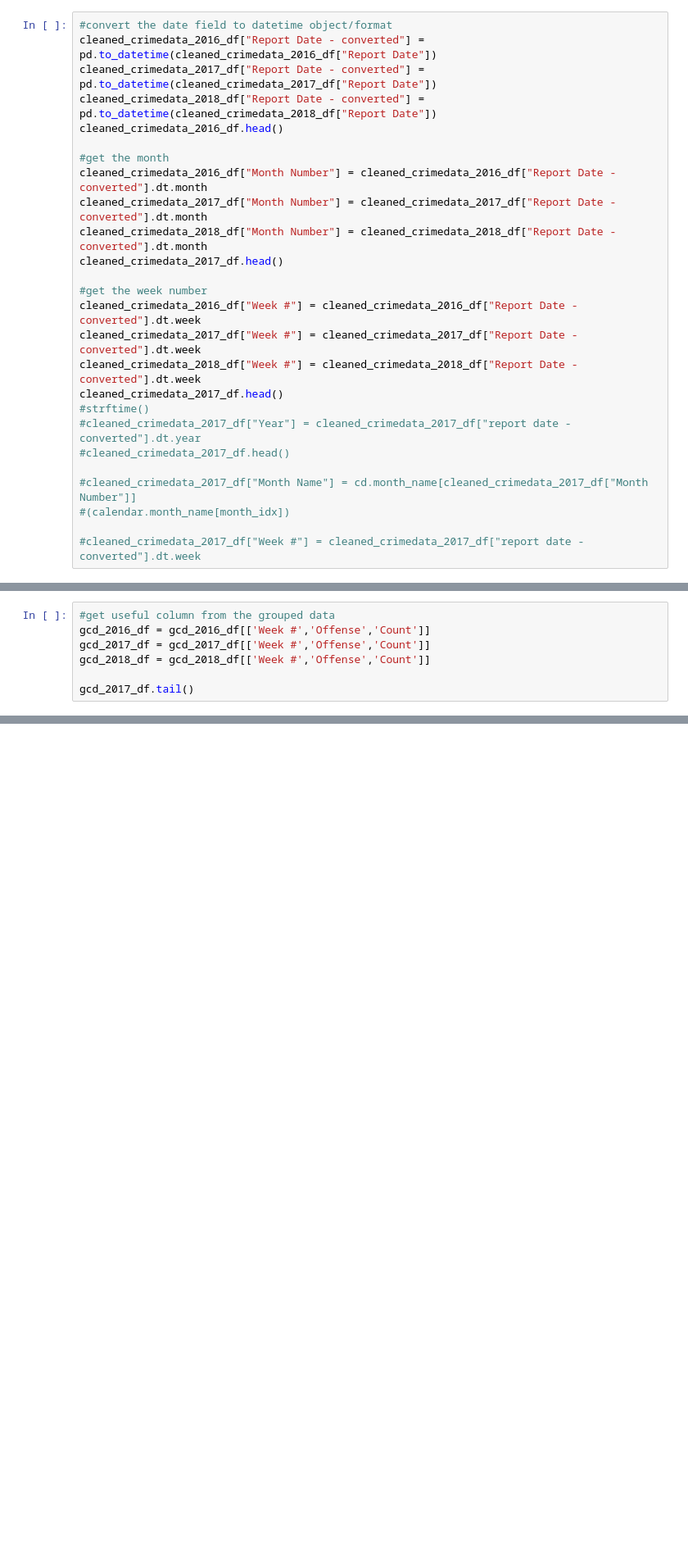
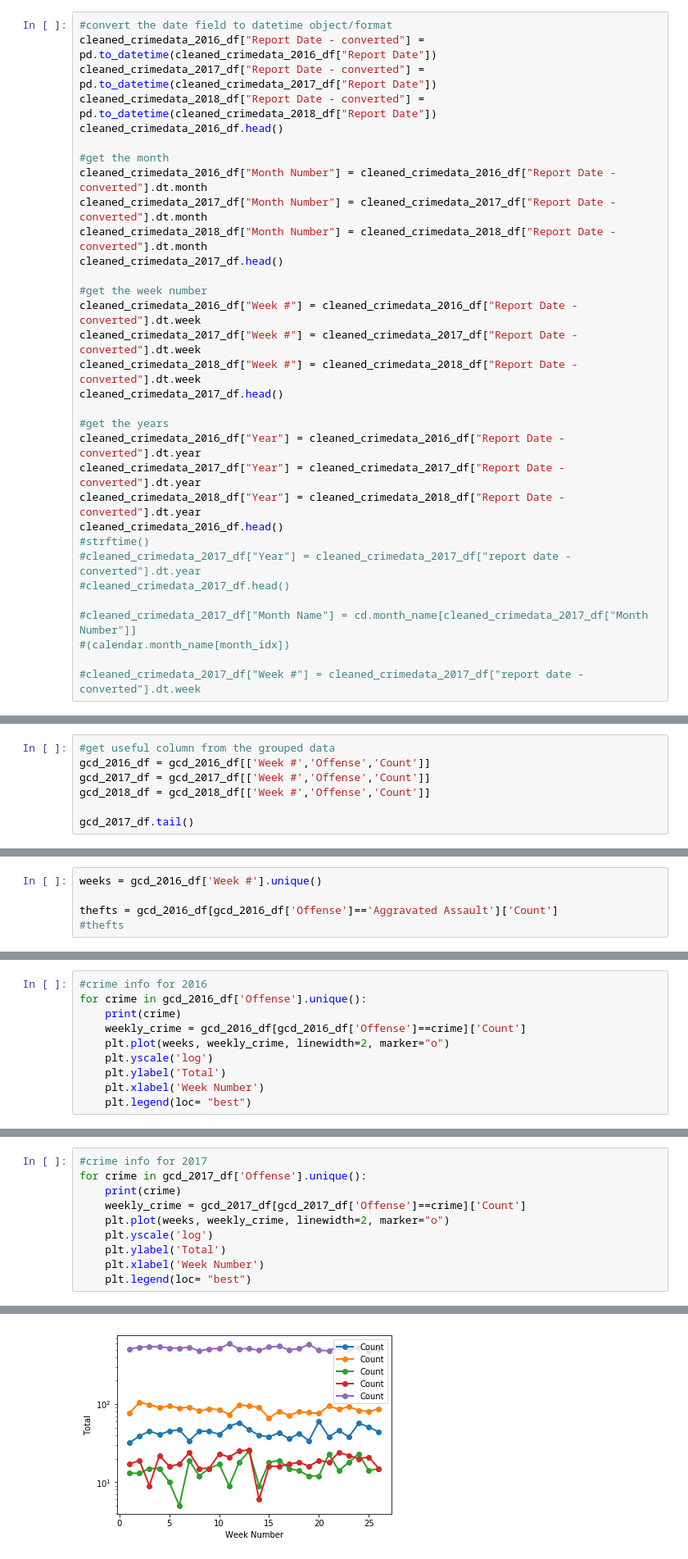
Before and after one commit to cletusajim/Project1-SXSW-Analysis, a Jupyter notebook: crimeincidentdata.ipynb, the cells around one changed output, grey strips where cells are left out. Shown: that part at 82% size. Cells and saved outputs as stored; diff of their text form; blank space fills up the shorter version.

Commit message:
Modified plots for each year

```diff
--- a/crimeincidentdata.ipynb
+++ b/crimeincidentdata.ipynb
@@ -72,6 +72,12 @@ cleaned_crimedata_2016_df["Week #"] = cleaned_crimedata_2016_df["Report Date - c
 cleaned_crimedata_2017_df["Week #"] = cleaned_crimedata_2017_df["Report Date - converted"].dt.week
 cleaned_crimedata_2018_df["Week #"] = cleaned_crimedata_2018_df["Report Date - converted"].dt.week
 cleaned_crimedata_2017_df.head()
+
+#get the years
+cleaned_crimedata_2016_df["Year"] = cleaned_crimedata_2016_df["Report Date - converted"].dt.year
+cleaned_crimedata_2017_df["Year"] = cleaned_crimedata_2017_df["Report Date - converted"].dt.year
+cleaned_crimedata_2018_df["Year"] = cleaned_crimedata_2018_df["Report Date - converted"].dt.year
+cleaned_crimedata_2016_df.head()
 #strftime()
 #cleaned_crimedata_2017_df["Year"] = cleaned_crimedata_2017_df["report date - converted"].dt.year
 #cleaned_crimedata_2017_df.head()
@@ -179,3 +194,8 @@ max_theft_week_2017
 
 
 #gcd_2017_df.loc[gcd_2017_df['Offense']=='Theft'].max(gcd_2017_df['Count'])
+# %%
+weeks = gcd_2016_df['Week #'].unique()
+
+thefts = gcd_2016_df[gcd_2016_df['Offense']=='Aggravated Assault']['Count']
+#thefts
@@ -181,0 +222,10 @@ max_theft_week_2017
+# %%
+#crime info for 2016
+for crime in gcd_2016_df['Offense'].unique():
+    print(crime)
+    weekly_crime = gcd_2016_df[gcd_2016_df['Offense']==crime]['Count']
+    plt.plot(weeks, weekly_crime, linewidth=2, marker="o")
+    plt.yscale('log')
+    plt.ylabel('Total')
+    plt.xlabel('Week Number')
+    plt.legend(loc= "best")
@@ -181,0 +238,11 @@ max_theft_week_2017
+# %%
+#crime info for 2017
+for crime in gcd_2017_df['Offense'].unique():
+    print(crime)
+    weekly_crime = gcd_2017_df[gcd_2017_df['Offense']==crime]['Count']
+    plt.plot(weeks, weekly_crime, linewidth=2, marker="o")
+    plt.yscale('log')
+    plt.ylabel('Total')
+    plt.xlabel('Week Number')
+    plt.legend(loc= "best")
+# %% [output]
@@ -181,0 +256 @@ max_theft_week_2017
+[figure, added]
```
Also changed, not shown: parts of 7 cells of this notebook.
